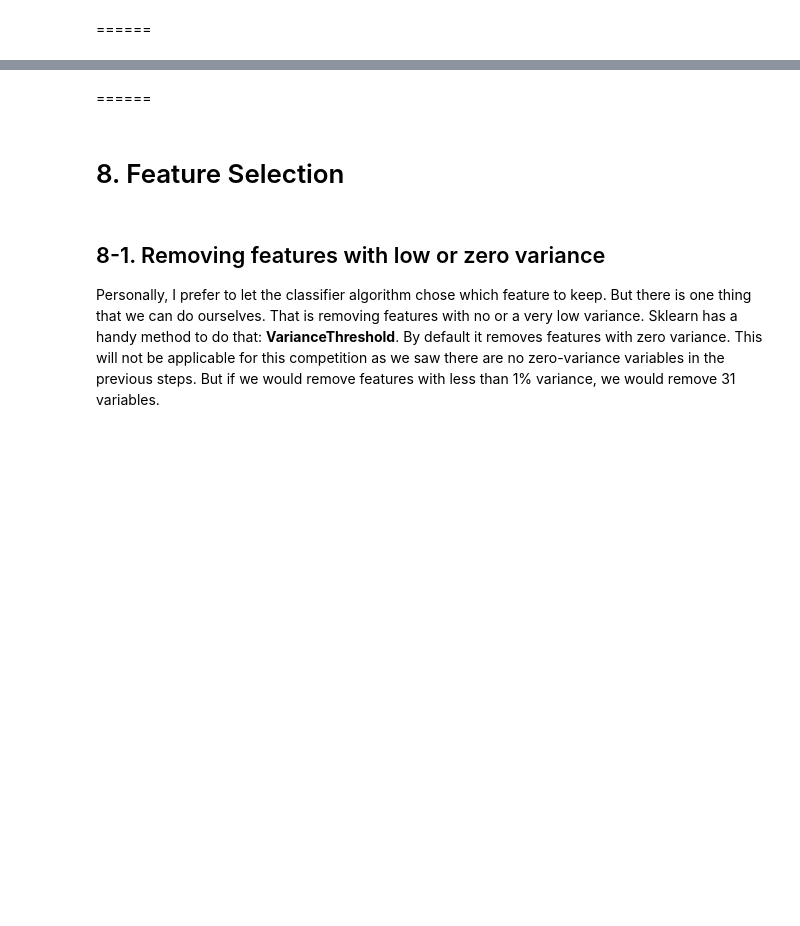
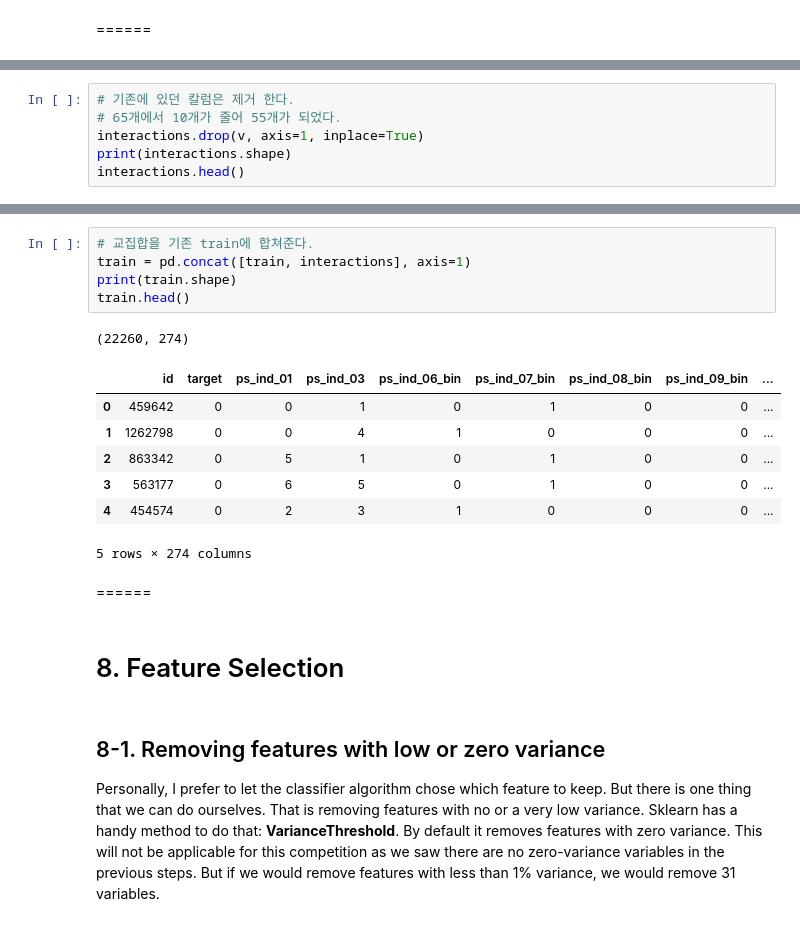
Before and after one commit to ecjang/pages, a Jupyter notebook: Kaggle/002_Binary_Prediction_Porto_1st kernel.ipynb, the cells around one changed output, grey strips where cells are left out. Saved outputs shown, nothing was run; the diff lists cells and outputs as text; blank space fills up the shorter version.

```diff
--- a/Kaggle/002_Binary_Prediction_Porto_1st kernel.ipynb
+++ b/Kaggle/002_Binary_Prediction_Porto_1st kernel.ipynb
@@ -1119,0 +1167,6 @@ This adds extra interaction variables to the train data. Thanks to the *get_feat
+# %%
+# 기존에 있던 칼럼은 제거 한다.
+# 65개에서 10개가 줄어 55개가 되었다.
+interactions.drop(v, axis=1, inplace=True)
+print(interactions.shape)
+interactions.head()
@@ -1120,6 +1181,21 @@ This adds extra interaction variables to the train data. Thanks to the *get_feat
+# %%
+# 교집합을 기존 train에 합쳐준다.
+train = pd.concat([train, interactions], axis=1)
+print(train.shape)
+train.head()
+# %% [output]
+(22260, 274)
+|  | id | target | ps_ind_01 | ps_ind_03 | ps_ind_06_bin | ps_ind_07_bin | ps_ind_08_bin | ps_ind_09_bin | ... |
+| 0 | 459642 | 0 | 0 | 1 | 0 | 1 | 0 | 0 | ... |
+| 1 | 1262798 | 0 | 0 | 4 | 1 | 0 | 0 | 0 | ... |
+| 2 | 863342 | 0 | 5 | 1 | 0 | 1 | 0 | 0 | ... |
+| 3 | 563177 | 0 | 6 | 5 | 0 | 1 | 0 | 0 | ... |
+| 4 | 454574 | 0 | 2 | 3 | 1 | 0 | 0 | 0 | ... |
+5 rows × 274 columns
 # %% [markdown]
 ======
 # %% [markdown]
+<a class="anchor" id="feat_selection"></a>
 # 8. Feature Selection
 # %% [markdown]
 ## 8-1. Removing features with low or zero variance
```
Also changed, not shown: parts of 78 cells of this notebook.
